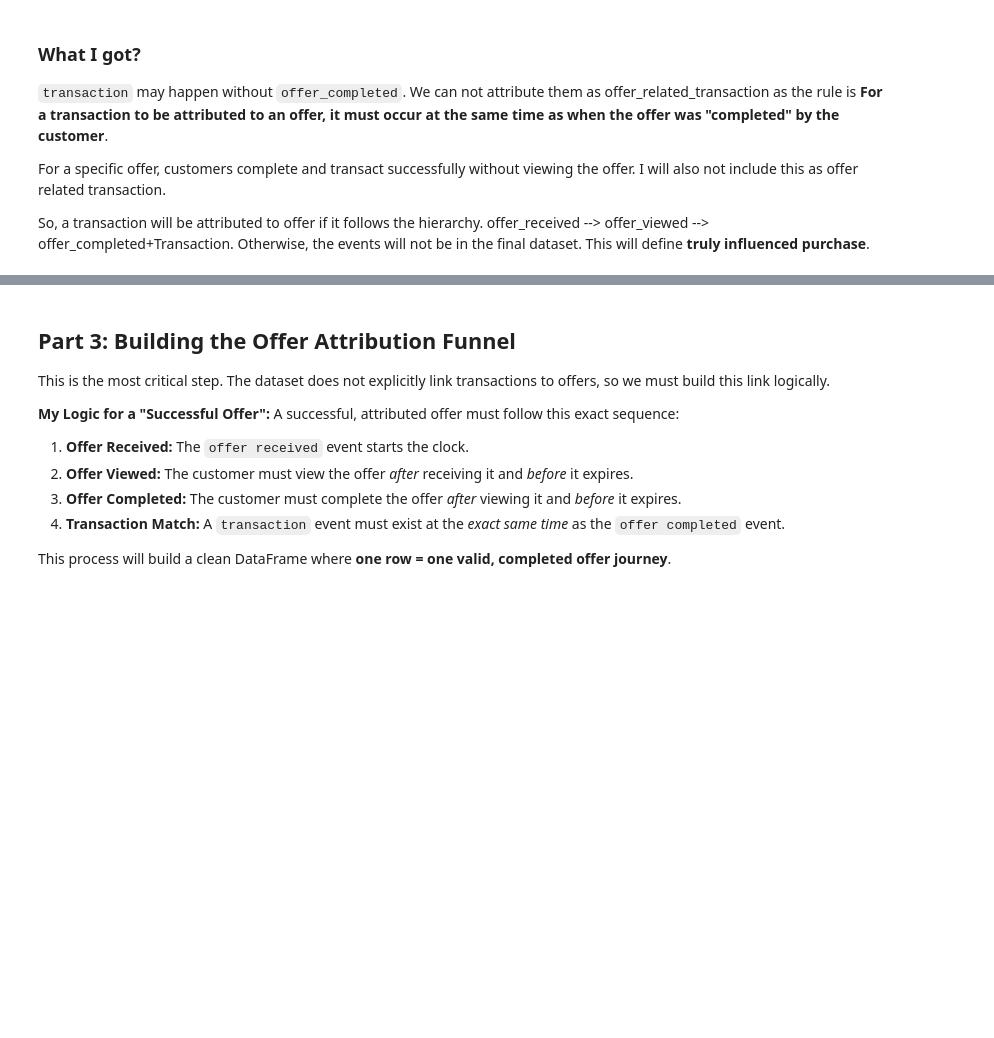
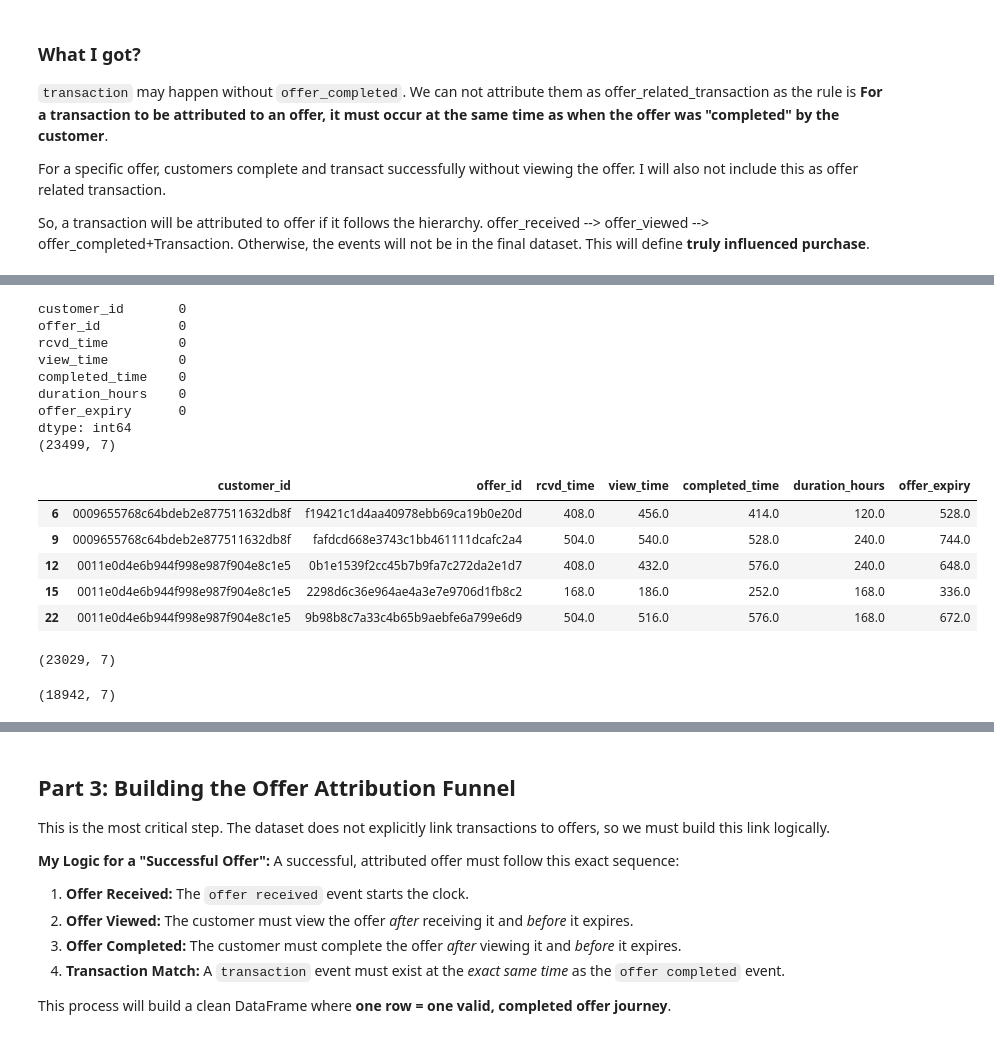
Before and after one commit to irfanzim/Python-Maven-Rewards-Challenge, a Jupyter notebook: Final Analysis.ipynb, the cells around one changed output, grey strips where cells are left out. Drawn from its saved outputs; the diff is of its cells as text; code cells hidden in the pictures; blank space fills up the shorter version.

```diff
--- a/Final Analysis.ipynb
+++ b/Final Analysis.ipynb
@@ -372,0 +498,37 @@ So, a transaction will be attributed to offer if it follows the hierarchy. offer
+# %%
+pivot_df = pivot_df.dropna(subset=['view_time', 'completed_time'])
+print(pivot_df.isnull().sum())
+print(pivot_df.shape)
+pivot_df.head()
+# %% [output]
+customer_id       0
+offer_id          0
+rcvd_time         0
+view_time         0
+completed_time    0
+duration_hours    0
+offer_expiry      0
+dtype: int64
+(23499, 7)
+|  | customer_id | offer_id | rcvd_time | view_time | completed_time | duration_hours | offer_expiry |
+| 6 | 0009655768c64bdeb2e877511632db8f | f19421c1d4aa40978ebb69ca19b0e20d | 408.0 | 456.0 | 414.0 | 120.0 | 528.0 |
+| 9 | 0009655768c64bdeb2e877511632db8f | fafdcd668e3743c1bb461111dcafc2a4 | 504.0 | 540.0 | 528.0 | 240.0 | 744.0 |
+| 12 | 0011e0d4e6b944f998e987f904e8c1e5 | 0b1e1539f2cc45b7b9fa7c272da2e1d7 | 408.0 | 432.0 | 576.0 | 240.0 | 648.0 |
+| 15 | 0011e0d4e6b944f998e987f904e8c1e5 | 2298d6c36e964ae4a3e7e9706d1fb8c2 | 168.0 | 186.0 | 252.0 | 168.0 | 336.0 |
+| 22 | 0011e0d4e6b944f998e987f904e8c1e5 | 9b98b8c7a33c4b65b9aebfe6a799e6d9 | 504.0 | 516.0 | 576.0 | 168.0 | 672.0 |
+# %%
+# Keep only rows where view_time >= rcv_time
+pivot_df = pivot_df[pivot_df['view_time'] >= pivot_df['rcvd_time']]
+# Keep only rows where view_time =< offer_expiry
+pivot_df = pivot_df[pivot_df['view_time'] <= pivot_df['offer_expiry']]
+pivot_df.shape
+# %% [output]
+(23029, 7)
+# %%
+# Keep only rows where completed_time >= view_time
+pivot_df = pivot_df[pivot_df['completed_time'] >= pivot_df['view_time']]
+# Keep only rows where completed_time =< offer_expiry
+pivot_df = pivot_df[pivot_df['completed_time'] <= pivot_df['offer_expiry']]
+pivot_df.shape
+# %% [output]
+(18942, 7)
```
Also changed, not shown: parts of 13 cells of this notebook.
